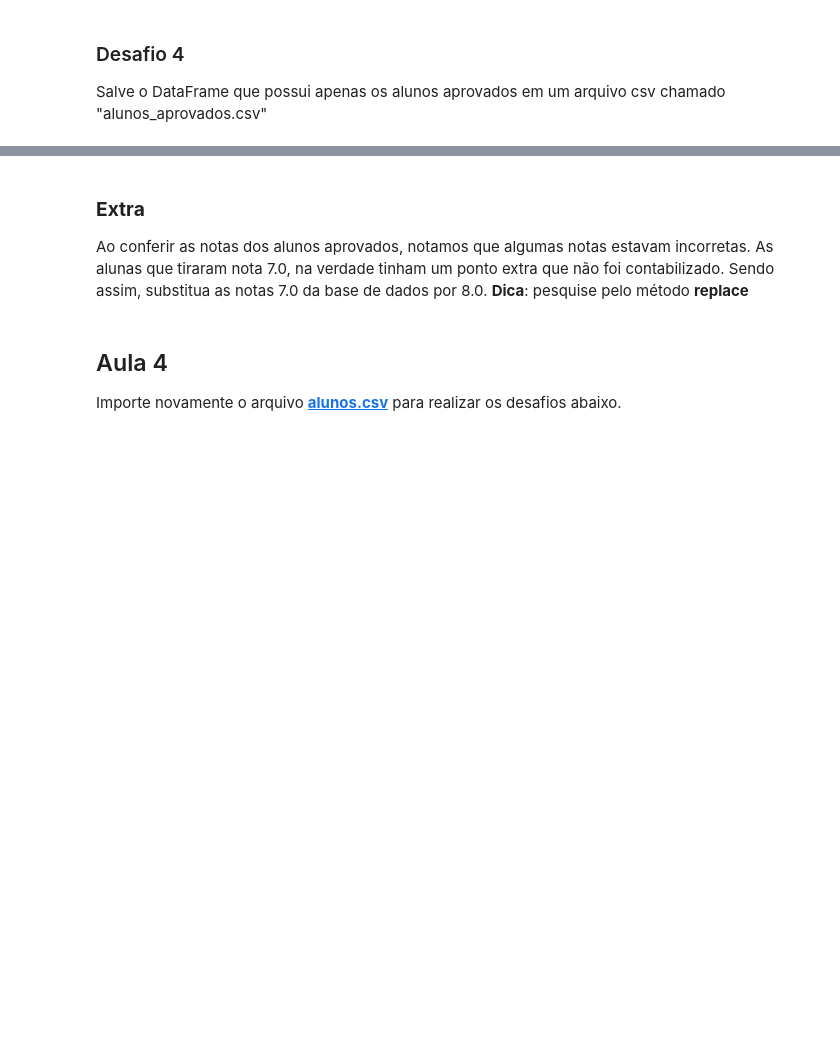
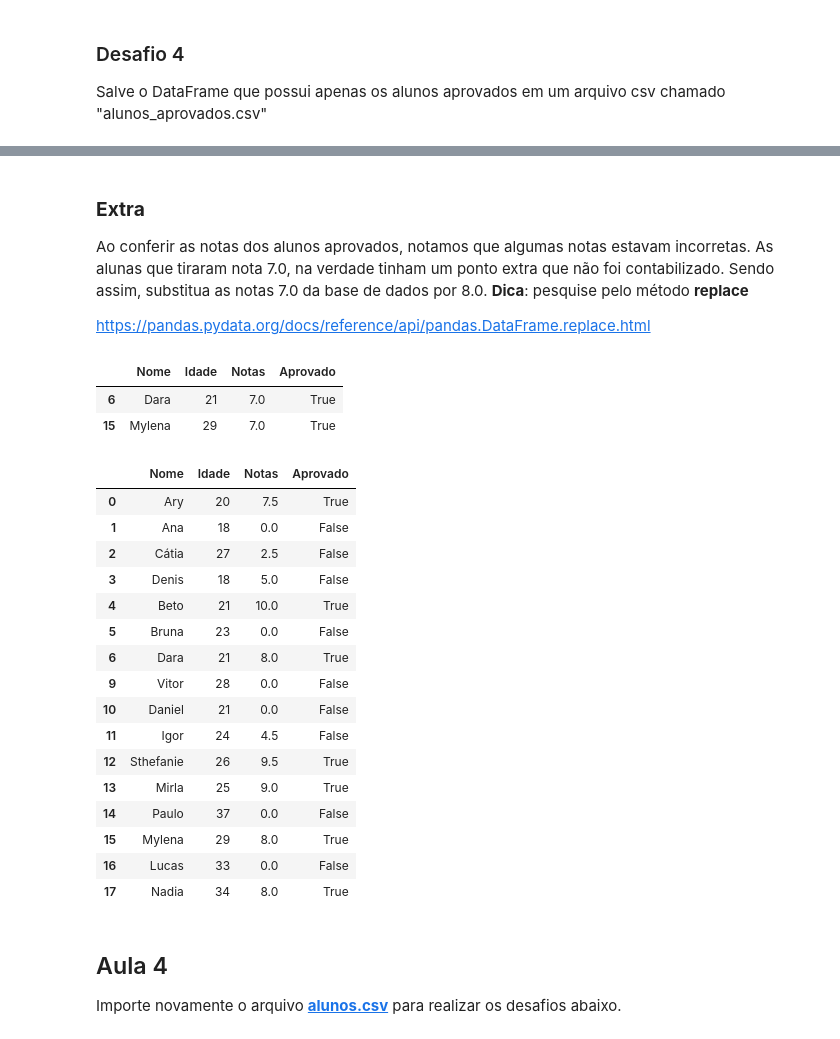
Before and after one commit to strawndri/python-ds-pandas-conhecendo-a-biblioteca, a Jupyter notebook: desafios.ipynb, the cells around one changed output, grey strips where cells are left out. Drawn from its saved outputs; the diff is of its cells as text; code cells hidden in the pictures; blank space fills up the shorter version.

```diff
--- a/desafios.ipynb
+++ b/desafios.ipynb
@@ -228,0 +258,2 @@ Verifique se a base de dados possui dados nulos e caso tenha, realize o tratamen
+# %%
+dados.fillna(0, inplace=True)
@@ -229,6 +268,10 @@ Verifique se a base de dados possui dados nulos e caso tenha, realize o tratamen
 # %% [markdown]
 ### Desafio 2
 Os alunos "Alice" e "Carlos", não fazem mais parte da turma. Sendo assim, remova-os da base de dados
+# %%
+alunos_a_remover = dados.query('Nome == "Alice" | Nome == "Carlos"').index
+# %%
+dados.drop(alunos_a_remover, axis=0, inplace=True)
 # %% [markdown]
 ### Desafio 3
 Aplique um filtro que selecione apenas os alunos que foram aprovados
@@ -238,6 +308,37 @@ Salve o DataFrame que possui apenas os alunos aprovados em um arquivo csv chamad
 # %% [markdown]
 ### **Extra**
 Ao conferir as notas dos alunos aprovados, notamos que algumas notas estavam incorretas. As alunas que tiraram nota 7.0, na verdade tinham um ponto extra que não foi contabilizado. Sendo assim, substitua as notas 7.0 da base de dados por 8.0. **Dica**: pesquise pelo método **replace**
+
+https://pandas.pydata.org/docs/reference/api/pandas.DataFrame.replace.html
+# %%
+alunos_com_nota_7 = dados['Notas'] == 7.0
+dados[alunos_com_nota_7]
+# %% [output]
+|  | Nome | Idade | Notas | Aprovado |
+| 6 | Dara | 21 | 7.0 | True |
+| 15 | Mylena | 29 | 7.0 | True |
+# %%
+dados['Notas'].replace(7.0, 8.0, inplace=True)
+# %%
+dados
+# %% [output]
+|  | Nome | Idade | Notas | Aprovado |
+| 0 | Ary | 20 | 7.5 | True |
+| 1 | Ana | 18 | 0.0 | False |
+| 2 | Cátia | 27 | 2.5 | False |
+| 3 | Denis | 18 | 5.0 | False |
+| 4 | Beto | 21 | 10.0 | True |
+| 5 | Bruna | 23 | 0.0 | False |
+| 6 | Dara | 21 | 8.0 | True |
+| 9 | Vitor | 28 | 0.0 | False |
+| 10 | Daniel | 21 | 0.0 | False |
+| 11 | Igor | 24 | 4.5 | False |
+| 12 | Sthefanie | 26 | 9.5 | True |
+| 13 | Mirla | 25 | 9.0 | True |
+| 14 | Paulo | 37 | 0.0 | False |
+| 15 | Mylena | 29 | 8.0 | True |
+| 16 | Lucas | 33 | 0.0 | False |
+| 17 | Nadia | 34 | 8.0 | True |
 # %% [markdown]
 ## Aula 4
 
```
Also changed, not shown: parts of 8 cells of this notebook.
